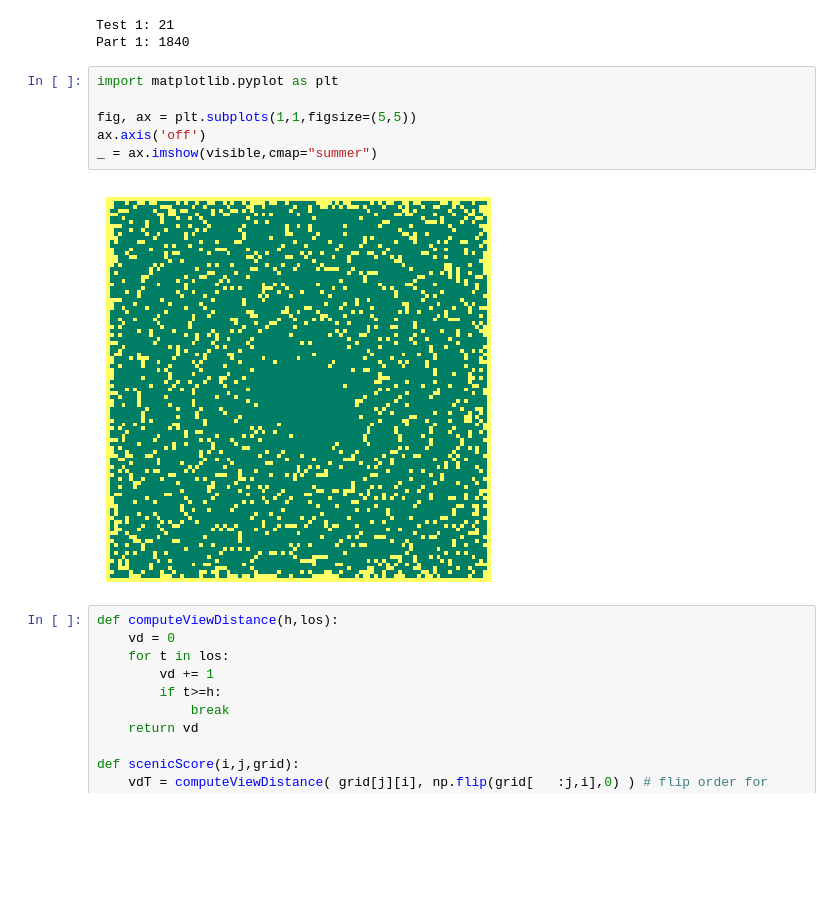
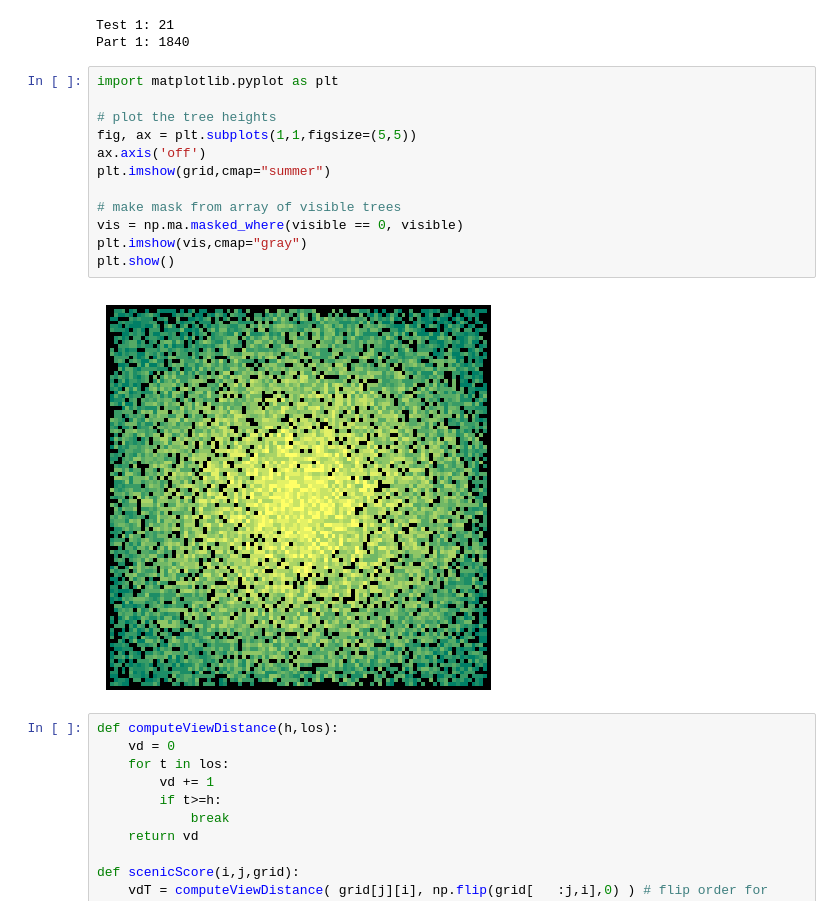
Before and after one commit to marcodelmastro/AdventOfCode2022, a Jupyter notebook: Day08.ipynb, the cells around one changed output. Saved outputs shown, nothing was run; the diff lists cells and outputs as text; blank space fills up the shorter version.

Commit message:
Day 8 plots and animation

```diff
--- a/Day08.ipynb
+++ b/Day08.ipynb
@@ -35,11 +35,17 @@ Part 1: 1840
 # %%
 import matplotlib.pyplot as plt
 
+# plot the tree heights
 fig, ax = plt.subplots(1,1,figsize=(5,5))
 ax.axis('off')
-_ = ax.imshow(visible,cmap="summer")
+plt.imshow(grid,cmap="summer")
+
+# make mask from array of visible trees
+vis = np.ma.masked_where(visible == 0, visible)
+plt.imshow(vis,cmap="gray")
+plt.show()
 # %% [output]
-[figure, old version]
+[figure, new version]
 # %%
 def computeViewDistance(h,los):
     vd = 0
```
Also changed, not shown: parts of 2 cells of this notebook, 1 other file.
